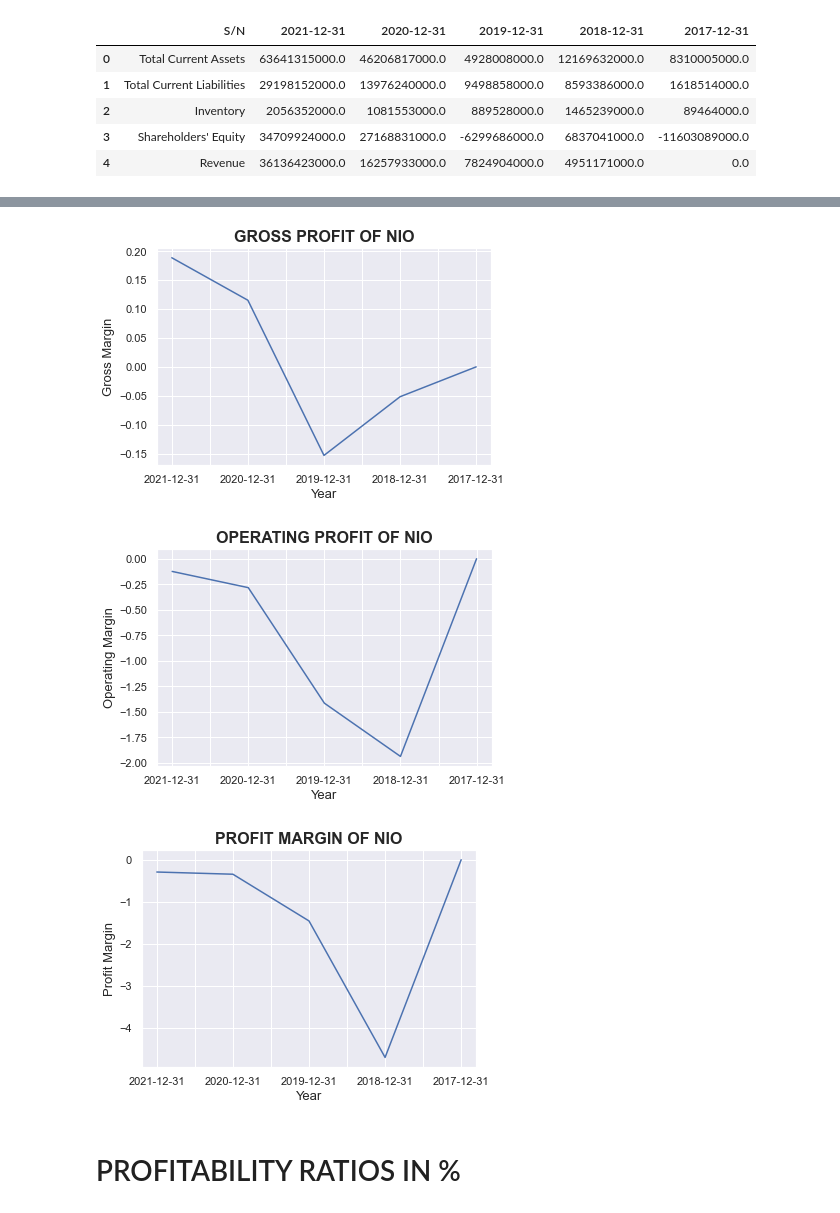
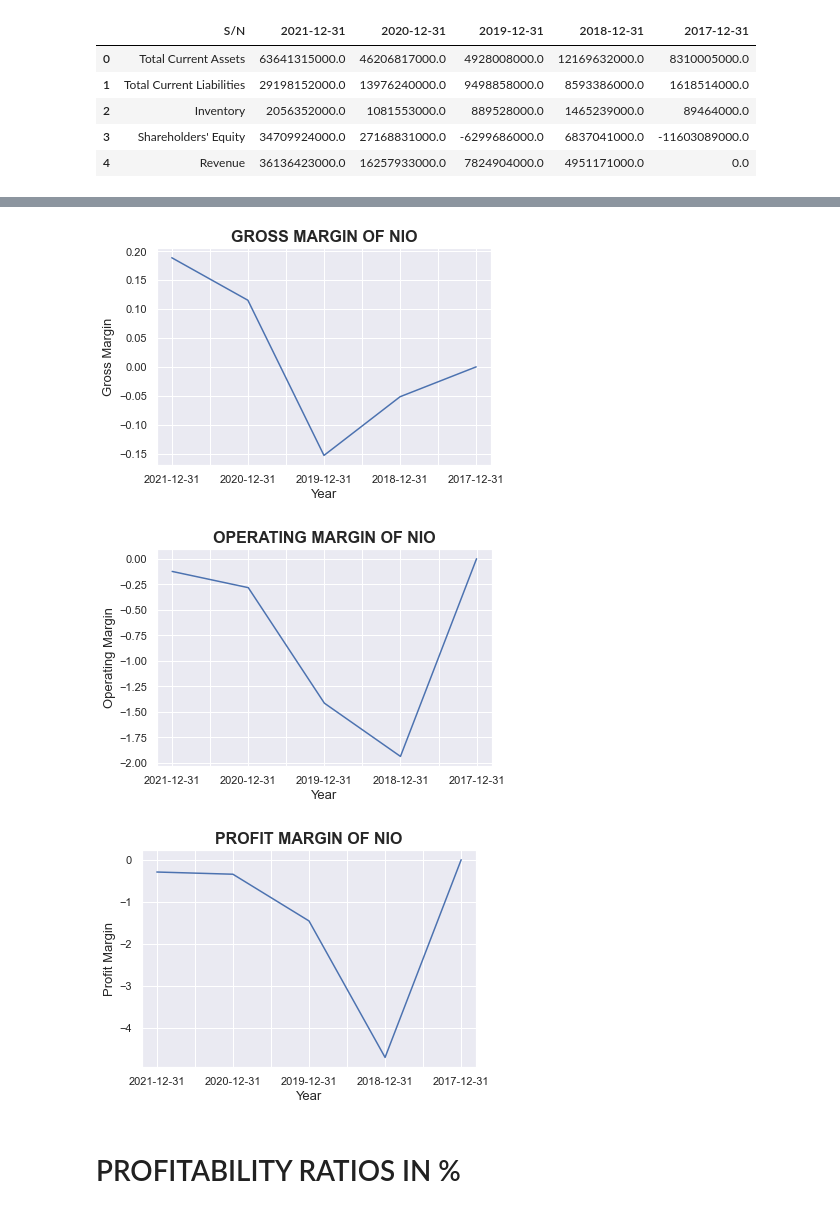
Before and after one commit to Ikechuk22/UCDPA_Love, a Jupyter notebook: FINANCIAL DATA ANALYSIS.ipynb, the cells around one changed output, grey strips where cells are left out. Cells and saved outputs as stored; diff of their text form; code cells hidden in the pictures.

```diff
--- a/FINANCIAL DATA ANALYSIS.ipynb
+++ b/FINANCIAL DATA ANALYSIS.ipynb
@@ -447,26 +447,26 @@ cleaned_fiancial_data
 | 2017-12-31 | 8310005000.0 | 1618514000.0 | 89464000.0 | -11603089000.0 | 0.0 | 0.0 | ... |
 # %%
 cleaned_fiancial_data["Gross Margin"].plot()
-plt.title("GROSS PROFIT OF NIO", fontsize =16, fontweight = "bold")
+plt.title("GROSS MARGIN OF NIO", fontsize =16, fontweight = "bold")
 plt.ylabel("Gross Margin", fontsize = 13)
 plt.xlabel("Year", fontsize = 13)
 plt.show()
 
 
 cleaned_fiancial_data["Operating Margin"].plot()
-plt.title("OPERATING PROFIT OF NIO", fontsize =16, fontweight = "bold")
+plt.title("OPERATING MARGIN OF NIO", fontsize =16, fontweight = "bold")
 plt.ylabel("Operating Margin", fontsize = 13)
 plt.xlabel("Year", fontsize = 13)
 plt.show()
 
 cleaned_fiancial_data["Profit Margin"].plot()
 plt.title("PROFIT MARGIN OF NIO", fontsize =16, fontweight = "bold")
 plt.ylabel("Profit Margin", fontsize = 13)
 plt.xlabel("Year", fontsize = 13)
 plt.show()
 # %% [output]
-[figure, old version]
+[figure, new version]
-[figure, old version]
+[figure, new version]
 [figure]
 # %% [markdown]
 # PROFITABILITY RATIOS IN %
```
